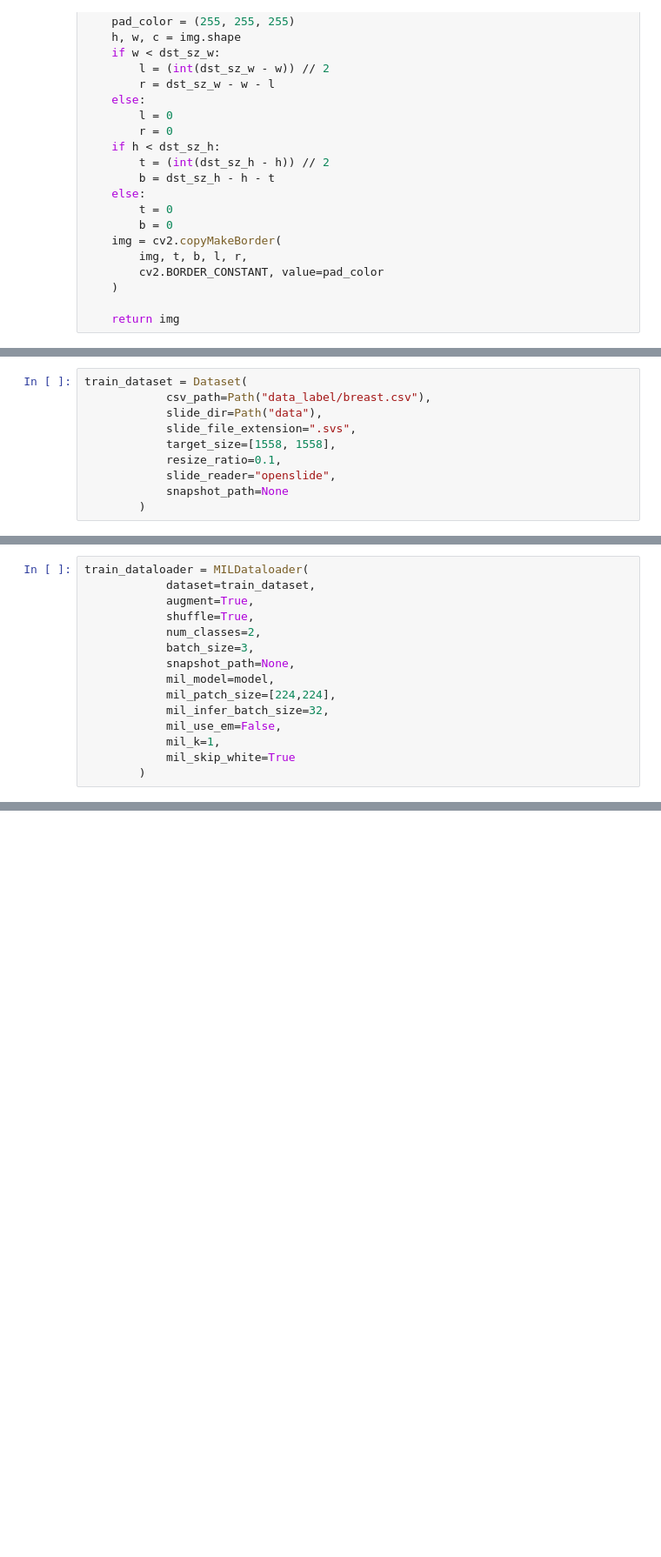
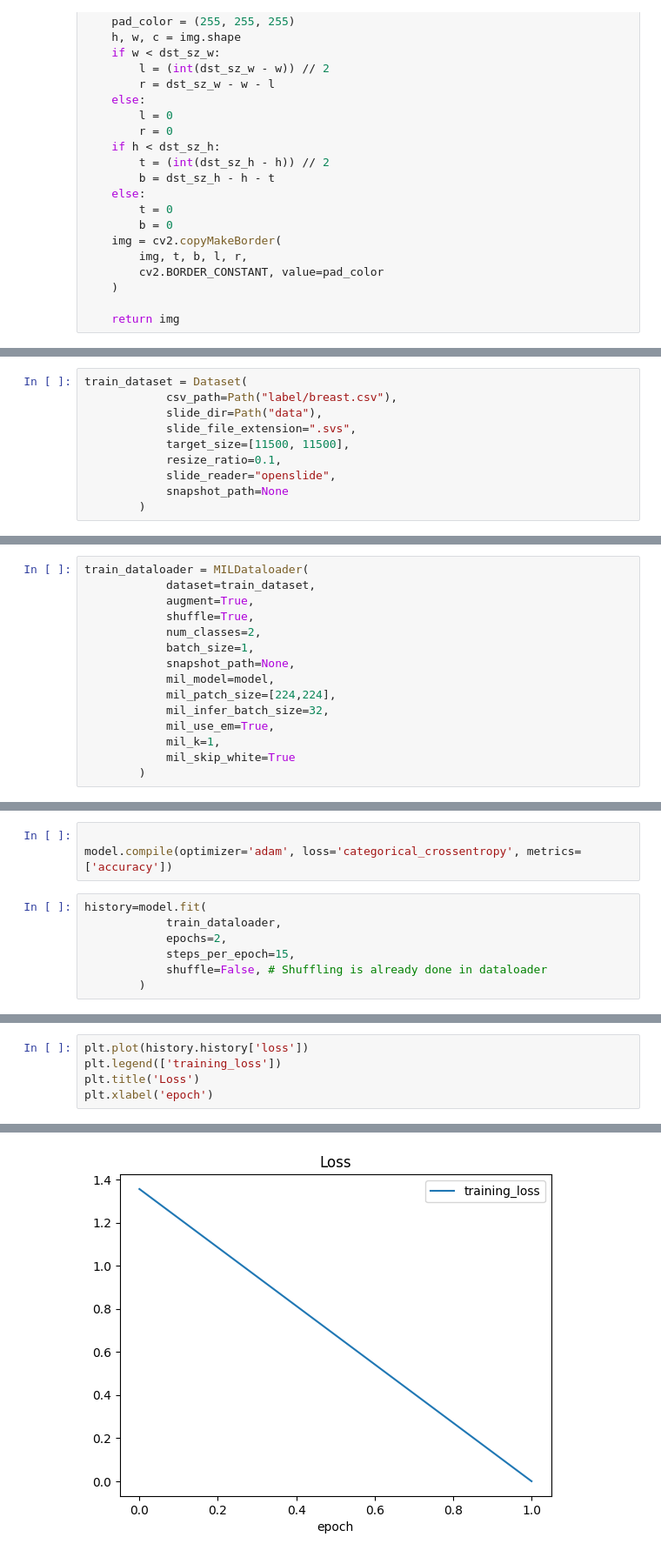
Before and after one commit to zagnouneotmane/Breast-Classified, a Jupyter notebook: experiments/notebook.ipynb, the cells around one changed output, grey strips where cells are left out. Shown: that part at 87% size. Cells and saved outputs as stored; diff of their text form; blank space fills up the shorter version.

Commit message:
MIL dataloader added

```diff
--- a/experiments/notebook.ipynb
+++ b/experiments/notebook.ipynb
@@ -659,9 +517,9 @@ Downloading data from https://storage.googleapis.com/tensorflow/keras-applicatio
 # %%
 train_dataset = Dataset(
-            csv_path=Path("data_label/breast.csv"),
+            csv_path=Path("label/breast.csv"),
             slide_dir=Path("data"),
             slide_file_extension=".svs",
-            target_size=[1558, 1558],
+            target_size=[11500, 11500],
             resize_ratio=0.1,
             slide_reader="openslide",
             snapshot_path=None
@@ -785,12 +544,12 @@ train_dataloader = MILDataloader(
             augment=True,
             shuffle=True,
             num_classes=2,
-            batch_size=3,
+            batch_size=1,
             snapshot_path=None,
             mil_model=model,
             mil_patch_size=[224,224],
             mil_infer_batch_size=32,
-            mil_use_em=False,
+            mil_use_em=True,
             mil_k=1,
             mil_skip_white=True
         )
@@ -884,0 +597,10 @@ image_data.shape
+# %%
+
+model.compile(optimizer='adam', loss='categorical_crossentropy', metrics=['accuracy'])
+# %%
+history=model.fit(
+            train_dataloader,
+            epochs=2,
+            steps_per_epoch=15,
+            shuffle=False, # Shuffling is already done in dataloader
+        )
@@ -884,0 +685,6 @@ image_data.shape
+# %%
+plt.plot(history.history['loss'])
+plt.legend(['training_loss'])
+plt.title('Loss')
+plt.xlabel('epoch')
+# %% [output]
@@ -884,0 +692 @@ image_data.shape
+[figure, added]
```
Also changed, not shown: parts of 32 cells of this notebook, 13 other files.
